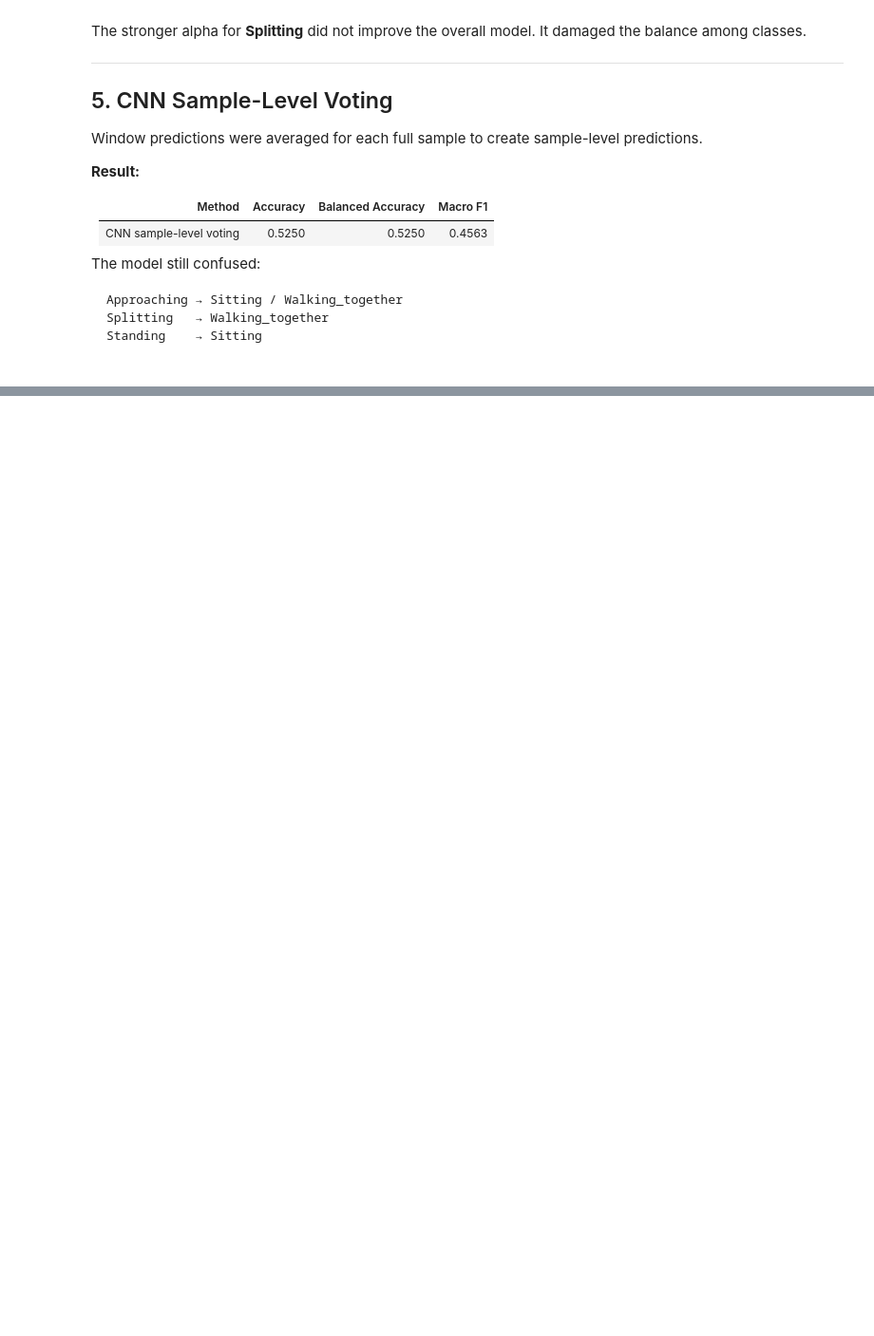
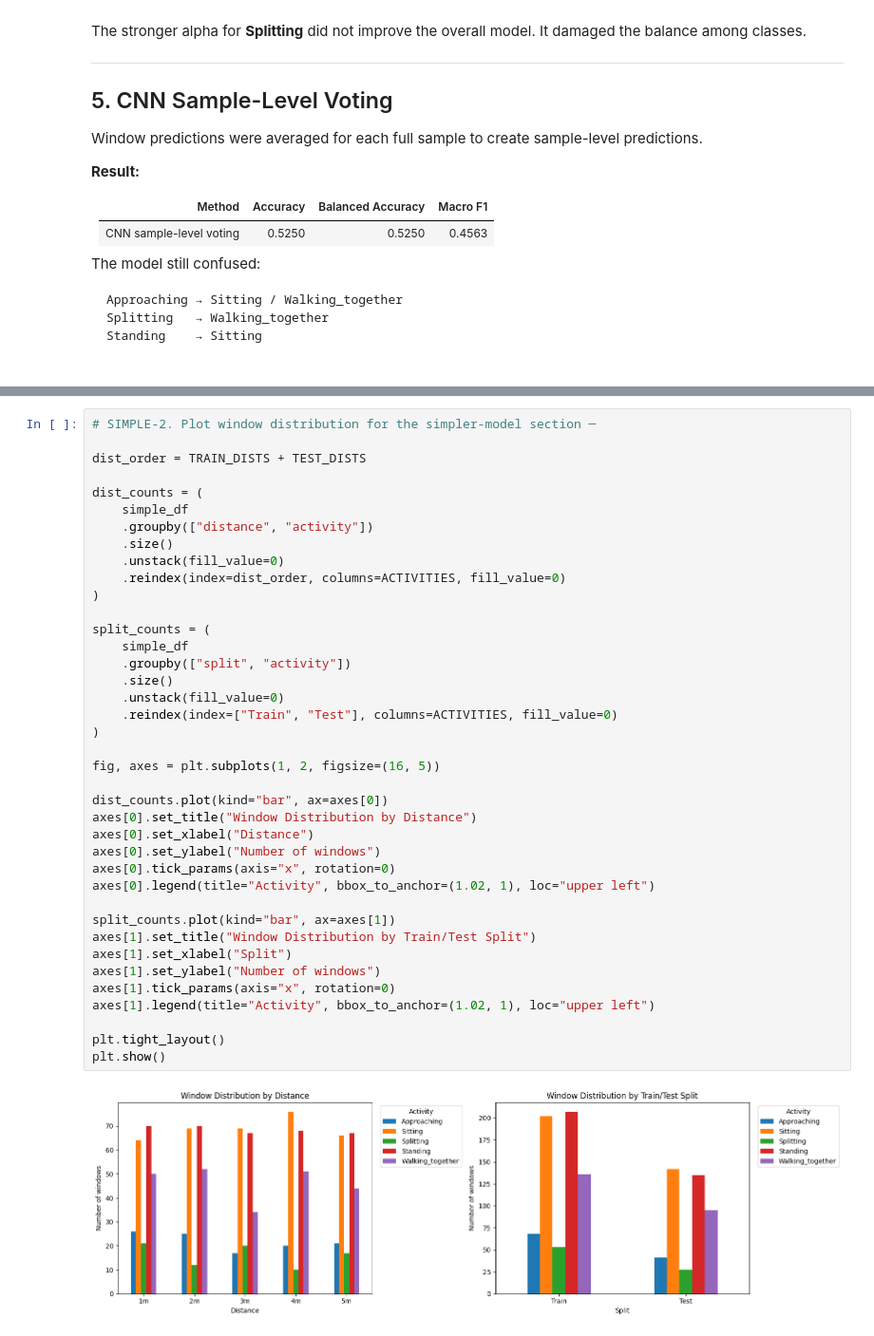
Before and after one commit to fakhrulalam/mmwave_Iwr6843Isk, a Jupyter notebook: Work/Research Data/mulact.ipynb, the cells around one changed output, grey strips where cells are left out. Shown at 95% size. Drawn from its saved outputs; the diff is of its cells as text; blank space fills up the shorter version.

```diff
--- a/Work/Research Data/mulact.ipynb
+++ b/Work/Research Data/mulact.ipynb
@@ -4073,0 +4282,41 @@ Standing    → Sitting
+# %%
+# SIMPLE-2. Plot window distribution for the simpler-model section ─
+
+dist_order = TRAIN_DISTS + TEST_DISTS
+
+dist_counts = (
+    simple_df
+    .groupby(["distance", "activity"])
+    .size()
+    .unstack(fill_value=0)
+    .reindex(index=dist_order, columns=ACTIVITIES, fill_value=0)
+)
+
+split_counts = (
+    simple_df
+    .groupby(["split", "activity"])
+    .size()
+    .unstack(fill_value=0)
+    .reindex(index=["Train", "Test"], columns=ACTIVITIES, fill_value=0)
+)
+
+fig, axes = plt.subplots(1, 2, figsize=(16, 5))
+
+dist_counts.plot(kind="bar", ax=axes[0])
+axes[0].set_title("Window Distribution by Distance")
+axes[0].set_xlabel("Distance")
+axes[0].set_ylabel("Number of windows")
+axes[0].tick_params(axis="x", rotation=0)
+axes[0].legend(title="Activity", bbox_to_anchor=(1.02, 1), loc="upper left")
+
+split_counts.plot(kind="bar", ax=axes[1])
+axes[1].set_title("Window Distribution by Train/Test Split")
+axes[1].set_xlabel("Split")
+axes[1].set_ylabel("Number of windows")
+axes[1].tick_params(axis="x", rotation=0)
+axes[1].legend(title="Activity", bbox_to_anchor=(1.02, 1), loc="upper left")
+
+plt.tight_layout()
+plt.show()
+# %% [output]
+[figure, added]
```
Also changed, not shown: parts of 50 cells of this notebook, 8 other files.
